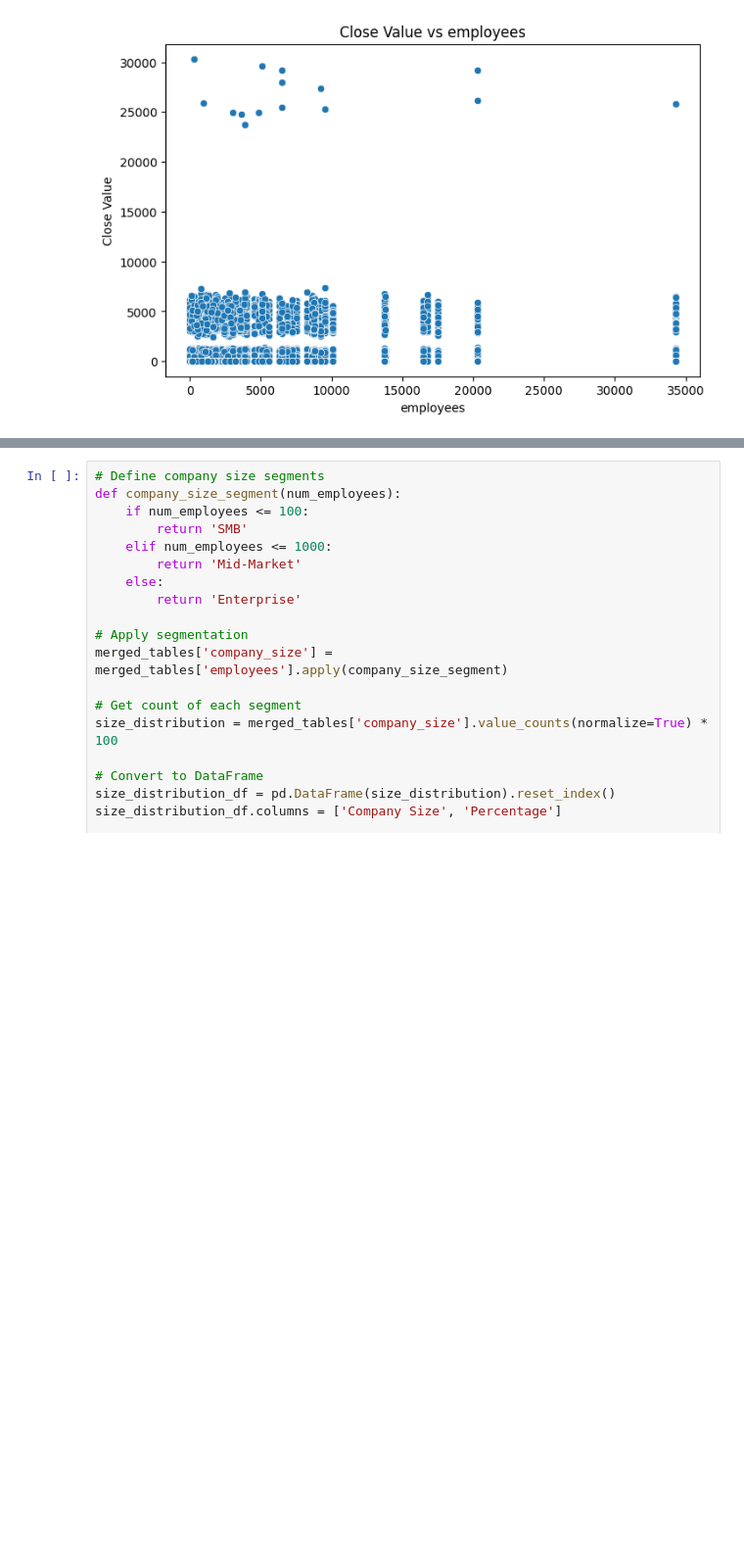
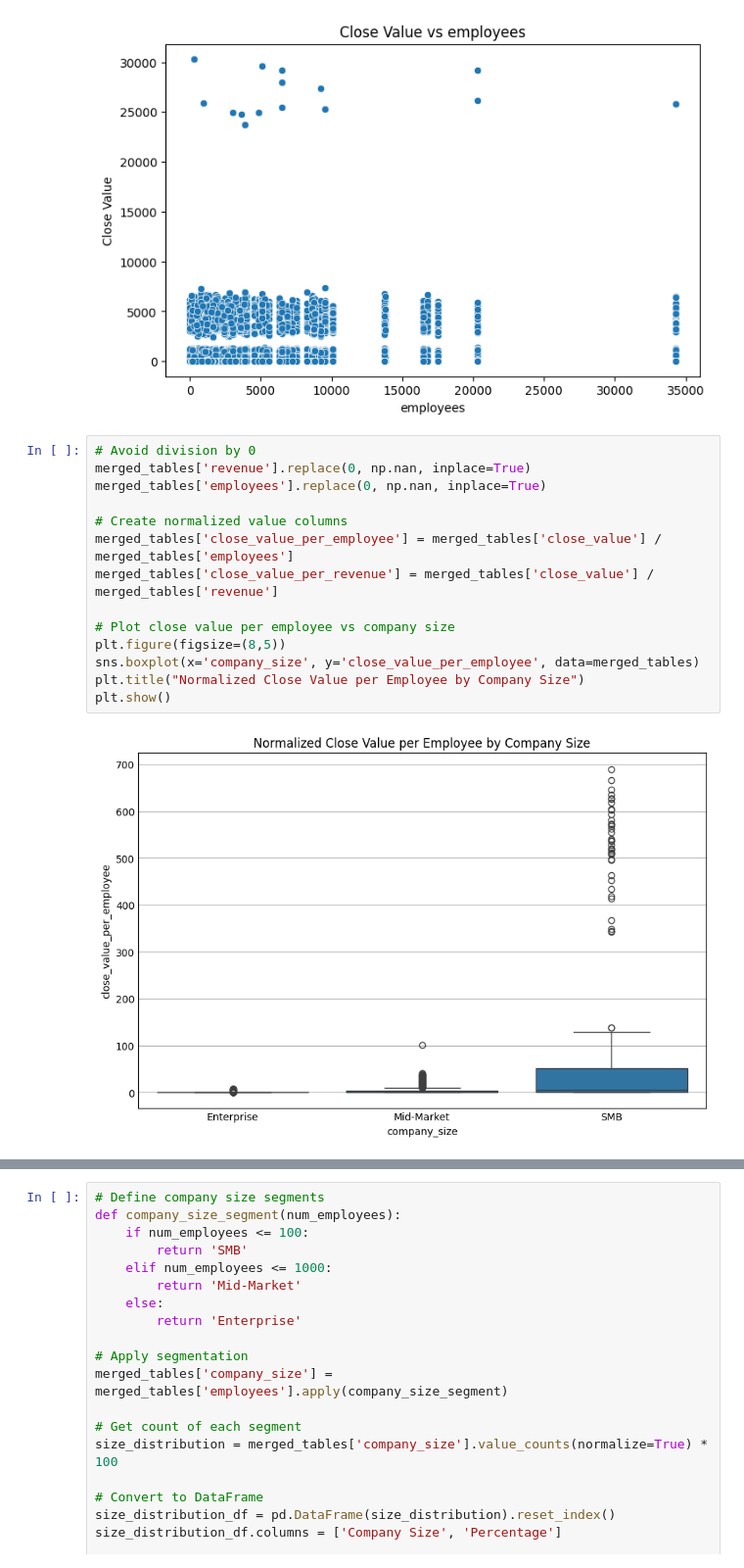
Before and after one commit to Sayocroft/sales-ops-auto, a Jupyter notebook: pipeline_accounts_merge.ipynb, the cells around one changed output, grey strips where cells are left out. Shown: that part at 98% size. Cells and saved outputs as stored; diff of their text form; blank space fills up the shorter version.

```diff
--- a/pipeline_accounts_merge.ipynb
+++ b/pipeline_accounts_merge.ipynb
@@ -342,3 +408,19 @@ plt.ylabel("Close Value")
 plt.show()
 # %% [output]
 [figure]
+# %%
+# Avoid division by 0
+merged_tables['revenue'].replace(0, np.nan, inplace=True)
+merged_tables['employees'].replace(0, np.nan, inplace=True)
+
+# Create normalized value columns
+merged_tables['close_value_per_employee'] = merged_tables['close_value'] / merged_tables['employees']
+merged_tables['close_value_per_revenue'] = merged_tables['close_value'] / merged_tables['revenue']
+
+# Plot close value per employee vs company size
+plt.figure(figsize=(8,5))
+sns.boxplot(x='company_size', y='close_value_per_employee', data=merged_tables)
+plt.title("Normalized Close Value per Employee by Company Size")
+plt.show()
+# %% [output]
+[figure, added]
```
Also changed, not shown: parts of 27 cells of this notebook.
